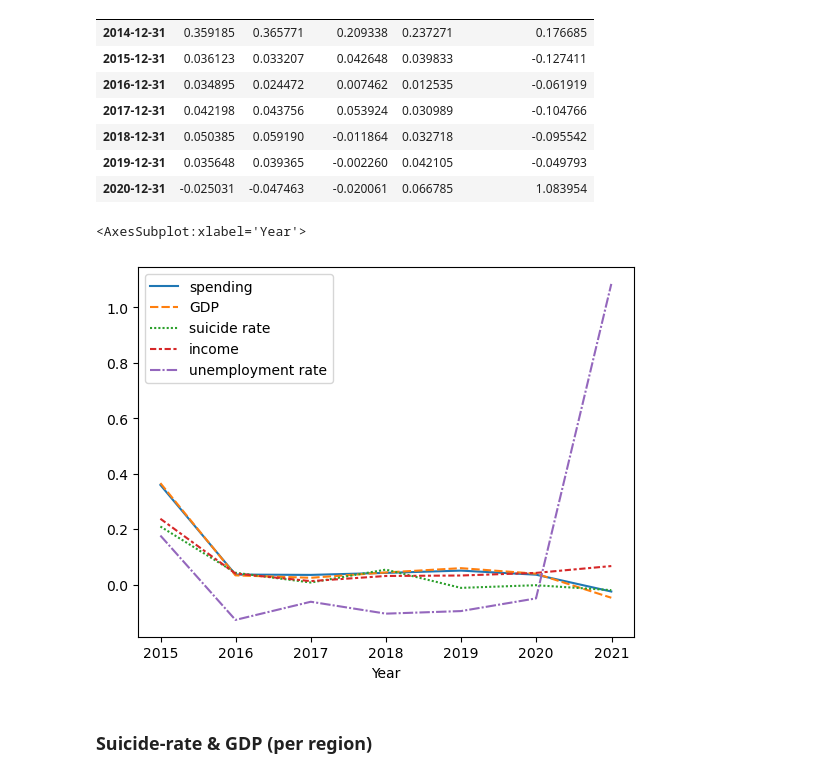
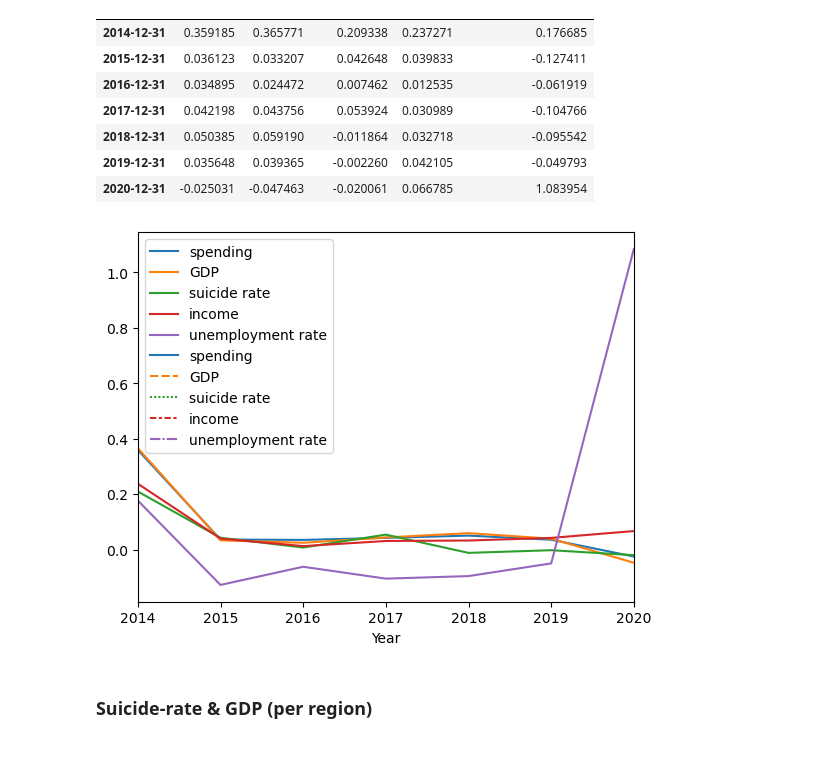
Before and after one commit to MajdAlali99/Data-Wrangling-Project, a Jupyter notebook: Gilbert/EconomicalFactors-SuicideRate-Analysis.ipynb, the cells around one changed output. Cells and saved outputs as stored; diff of their text form; code cells hidden in the pictures.

```diff
--- a/Gilbert/EconomicalFactors-SuicideRate-Analysis.ipynb
+++ b/Gilbert/EconomicalFactors-SuicideRate-Analysis.ipynb
@@ -418,12 +417,12 @@ df2_by_year_change
 | 2019-12-31 | 0.035648 | 0.039365 | -0.002260 | 0.042105 | -0.049793 |
 | 2020-12-31 | -0.025031 | -0.047463 | -0.020061 | 0.066785 | 1.083954 |
 # %%
-# df2_by_year_change.plot();
-# plt.savefig('all.png', format='png')
+df2_by_year_change.plot();
+
 sns.lineplot(data=df2_by_year_change)
+plt.savefig('all.png', format='png')
 # %% [output]
-<AxesSubplot:xlabel='Year'>
-[figure, old version]
+[figure, new version]
 # %% [markdown]
 ### Suicide-rate & GDP (per region)
 # %%
```
Also changed, not shown: parts of 24 cells of this notebook, 2 other files.
